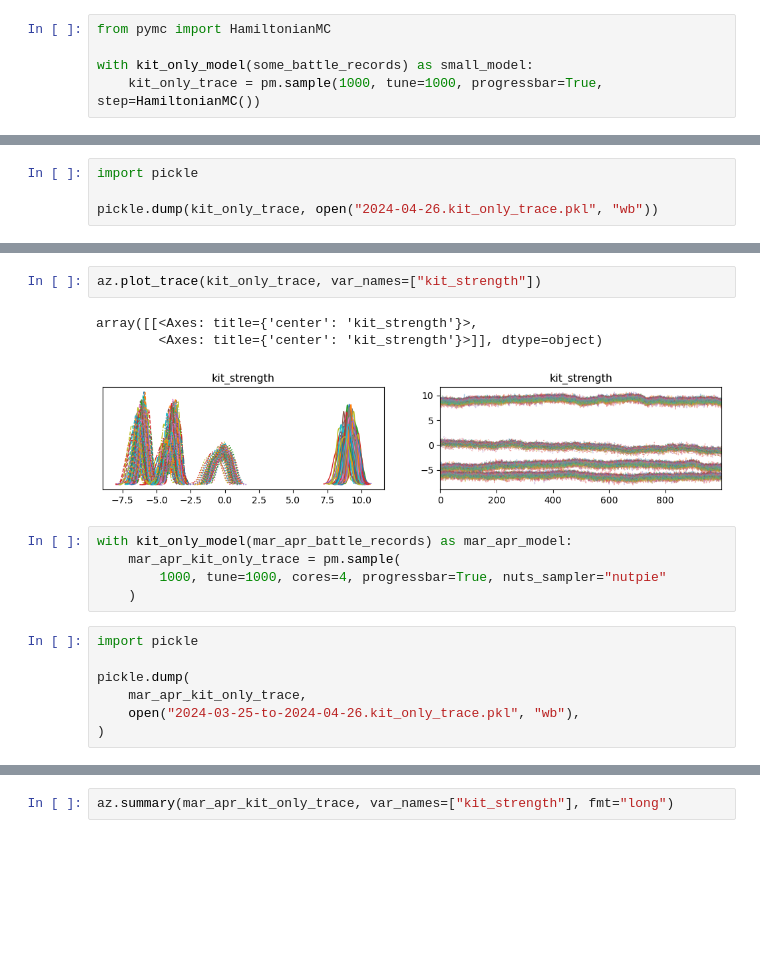
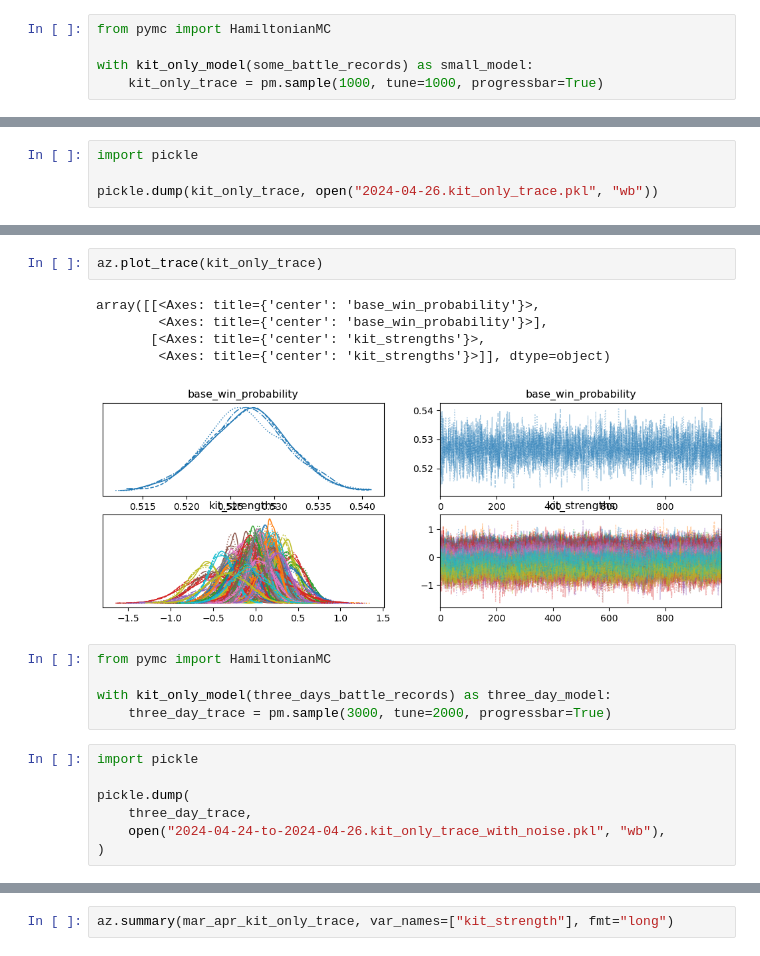
Before and after one commit to RadixSeven/Splatoon3Rank, a Jupyter notebook: base_weapon_strength.ipynb, the cells around one changed output, grey strips where cells are left out. Cells and saved outputs as stored; diff of their text form; blank space fills up the shorter version.

```diff
--- a/base_weapon_strength.ipynb
+++ b/base_weapon_strength.ipynb
@@ -131,7 +157,7 @@ def kit_only_model(
 from pymc import HamiltonianMC
 
 with kit_only_model(some_battle_records) as small_model:
-    kit_only_trace = pm.sample(1000, tune=1000, progressbar=True, step=HamiltonianMC())
+    kit_only_trace = pm.sample(1000, tune=1000, progressbar=True)
 # %% [output]
 INFO:analyze_base_kit_strength_notebook:Done reading.
 INFO:analyze_base_kit_strength_notebook:Number of kits: 120
@@ -168,20 +201,22 @@ az.summary(kit_only_trace, var_names=["kit_strength"])
 120 rows × 9 columns
 # %%
-az.plot_trace(kit_only_trace, var_names=["kit_strength"])
+az.plot_trace(kit_only_trace)
 # %% [output]
-array([[<Axes: title={'center': 'kit_strength'}>,
-        <Axes: title={'center': 'kit_strength'}>]], dtype=object)
+array([[<Axes: title={'center': 'base_win_probability'}>,
+        <Axes: title={'center': 'base_win_probability'}>],
+       [<Axes: title={'center': 'kit_strengths'}>,
+        <Axes: title={'center': 'kit_strengths'}>]], dtype=object)
-[figure, old version]
+[figure, new version]
 # %%
-with kit_only_model(mar_apr_battle_records) as mar_apr_model:
-    mar_apr_kit_only_trace = pm.sample(
-        1000, tune=1000, cores=4, progressbar=True, nuts_sampler="nutpie"
-    )
+from pymc import HamiltonianMC
+
+with kit_only_model(three_days_battle_records) as three_day_model:
+    three_day_trace = pm.sample(3000, tune=2000, progressbar=True)
 # %%
 import pickle
 
 pickle.dump(
-    mar_apr_kit_only_trace,
-    open("2024-03-25-to-2024-04-26.kit_only_trace.pkl", "wb"),
+    three_day_trace,
+    open("2024-04-24-to-2024-04-26.kit_only_trace_with_noise.pkl", "wb"),
 )
 # %%
```
Also changed, not shown: parts of 6 cells of this notebook, 1 other file.
